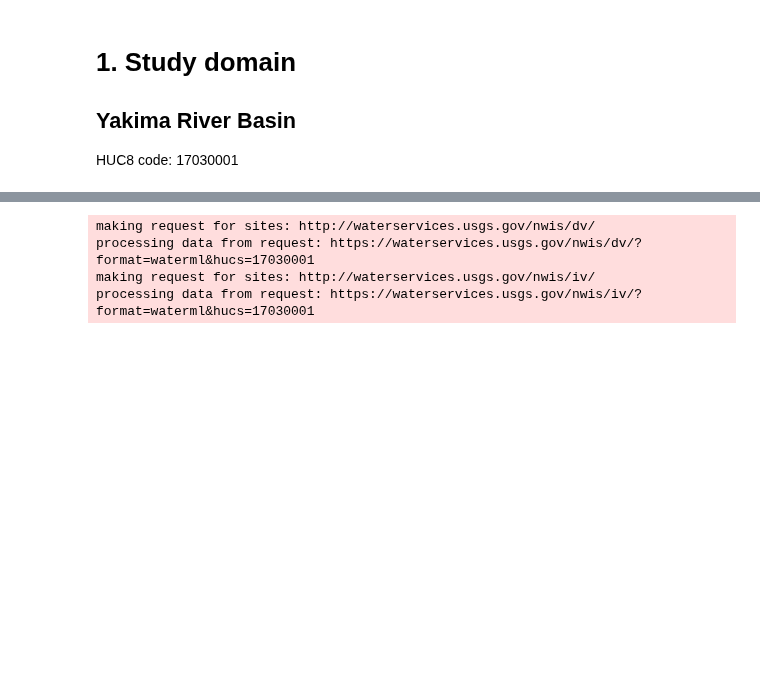
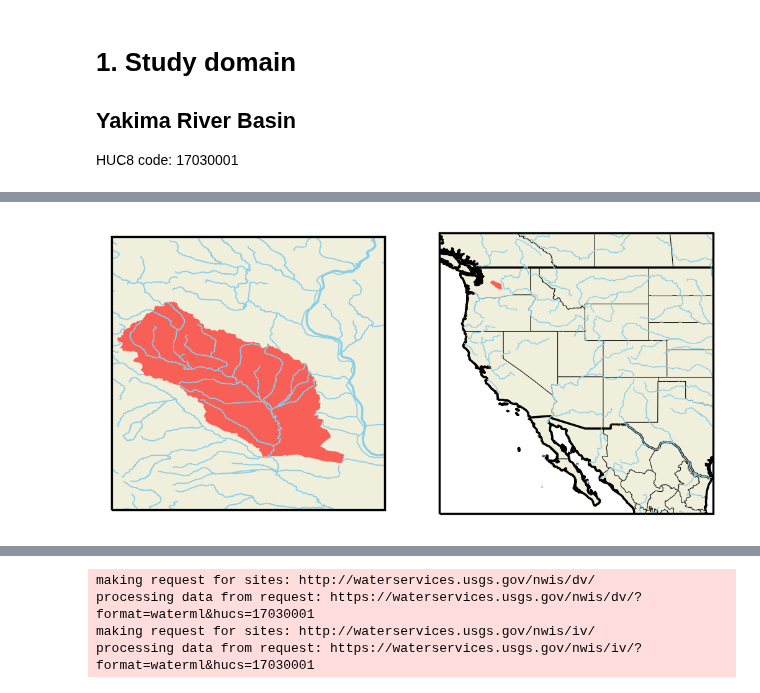
Before and after one commit to waterhackweek/waterdata, a Jupyter notebook: point_data_tutorial.ipynb, the cells around one changed output, grey strips where cells are left out. Cells and saved outputs as stored; diff of their text form; code cells hidden in the pictures; blank space fills up the shorter version.

Commit message:
Updated point data tutorial

```diff
--- a/point_data_tutorial.ipynb
+++ b/point_data_tutorial.ipynb
@@ -34,0 +57,3 @@ HUC8 code: 17030001
+# %%
+# read in the shapefile
+WBD_gdf = gpd.read_file('/pool0/data/yifanc6/others/waterhackweek/2020/Shape/WBDHU8.shp')
@@ -34,0 +76,4 @@ HUC8 code: 17030001
+# %%
+# select the corresponding basin based on huc8 code
+domain_gdf = WBD_gdf[WBD_gdf['huc8']==HUC8code]
+domain_gdf
@@ -34,0 +88,82 @@ HUC8 code: 17030001
+# %%
+# read in river networks
+
+gsf_gdf = gpd.read_file('/pool0/data/yifanc6/others/waterhackweek/2020/GSF/nsegment_17.shp')
+
+# # 2. NHD Plus
+# nhd_gdf = gpd.read_file('/pool0/data/yifanc6/others/waterhackweek/2020/Shape/NHDFlowline.shp')
+# %%
+# ========================================= #
+#            plot the spatial map           #
+# ========================================= #
+
+
+states_provinces = cfeature.NaturalEarthFeature(
+                   category='cultural',
+                   name='admin_1_states_provinces_lines',
+                   scale='10m',
+                   facecolor='none')
+
+country_bound = cfeature.NaturalEarthFeature(
+                   category='cultural',
+                   name='admin_0_boundary_lines_land',
+                   scale='10m',
+                   facecolor='none')
+
+coastline = cfeature.NaturalEarthFeature(
+                   category='physical',
+                   name='coastline',
+                   scale='10m',
+                   facecolor='none')
+
+river = cfeature.NaturalEarthFeature(
+                   category='physical',
+                   name='rivers_lake_centerlines',
+                   scale='10m',
+                   facecolor='none')
+
+reservoir = cfeature.NaturalEarthFeature(
+                   category='physical',
+                   name='lakes',
+                   scale='10m',
+                   facecolor='none')
+
+fig = plt.figure(figsize=(5,5),dpi=250)                # plot size and resolution
+
+# ==============left map================= #
+ax0 = plt.subplot(121, projection=ccrs.PlateCarree())  # set projection
+ax0.set_extent([-121.5, -119.8, 46.3, 48.0])           # set boundary
+
+# add state boundary, coast line, etc.
+ax0.add_feature(states_provinces, edgecolor='sienna',
+                linewidth=0.5, zorder = 1)
+ax0.add_feature(coastline, edgecolor='black',
+                zorder = 1)
+ax0.add_feature(river,edgecolor='skyblue', zorder=1)
+ax0.add_feature(country_bound, edgecolor='black',
+                zorder = 1)
+ax0.add_feature(cfeature.LAND)
+
+# plot study domain
+domain_gdf.plot(ax=ax0,color='red', transform=ccrs.PlateCarree(), alpha=0.6)
+
+# 1. plot GSF river network
+gsf_gdf.plot(ax=ax0, color='skyblue', transform=ccrs.PlateCarree(), linewidth=0.5)
+
+# ==============right map================= #
+ax0 = plt.subplot(122, projection=ccrs.PlateCarree())  # set projection
+ax0.set_extent([-127, -97, 22, 52])                    # set boundary
+
+# add state boundary, coast line, etc.
+ax0.add_feature(states_provinces, edgecolor='k',
+                linewidth=0.3, zorder = 1)
+ax0.add_feature(coastline, edgecolor='black',
+                zorder = 1)
+ax0.add_feature(river,edgecolor='skyblue', linewidth=0.4, zorder=1)
+ax0.add_feature(country_bound, edgecolor='black',
+                zorder = 0.5)
+ax0.add_feature(cfeature.LAND)
+
+# plot study domain
+domain_gdf.plot(ax=ax0, color='red',alpha=0.6)
+# %% [output]
@@ -34,0 +171 @@ HUC8 code: 17030001
+[figure, added]
```
Also changed, not shown: parts of 76 cells of this notebook.
